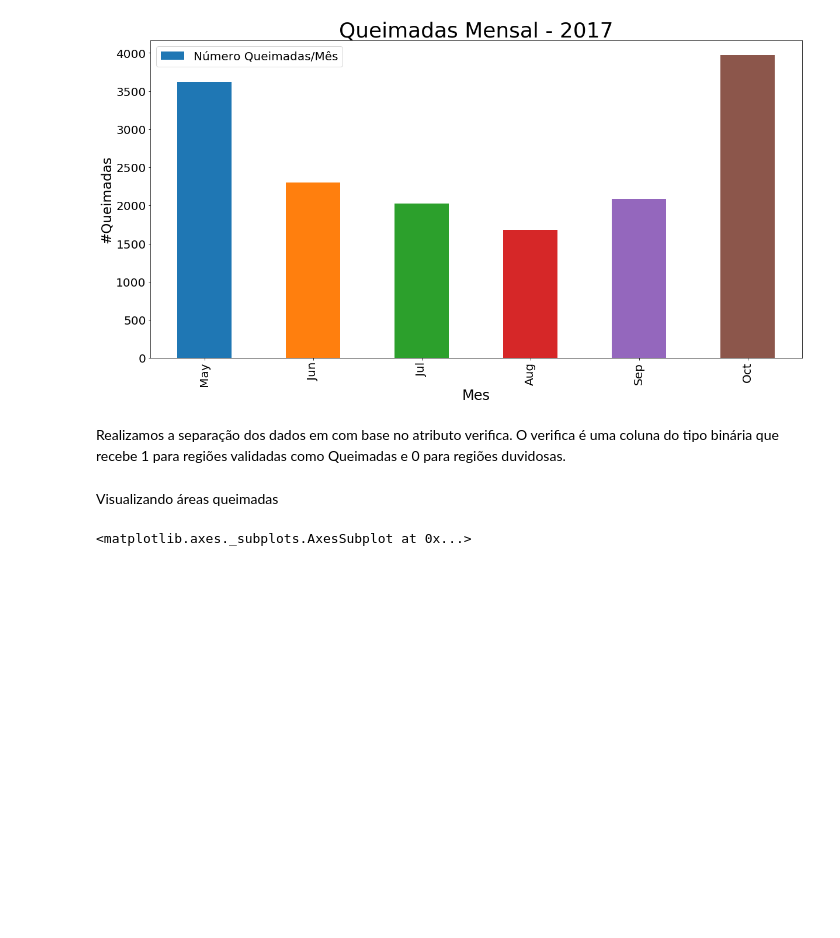
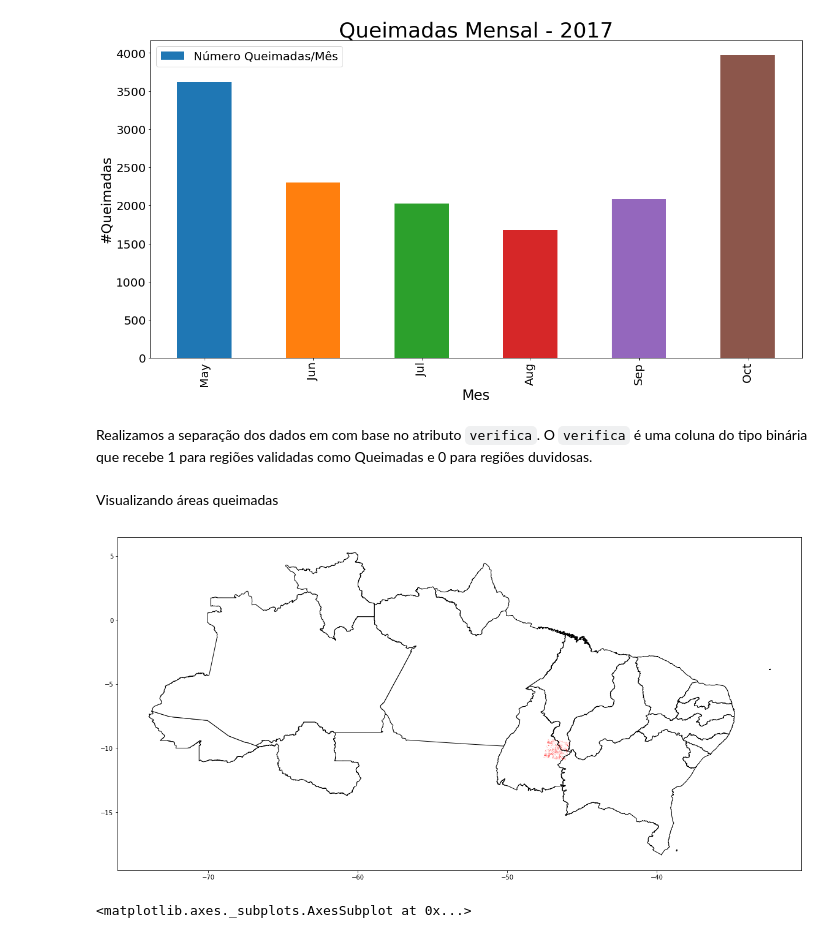
Before and after one commit to GSansigolo/data-science, a Jupyter notebook: src/analise_dados/analise.ipynb, the cells around one changed output. Saved outputs shown, nothing was run; the diff lists cells and outputs as text; code cells hidden in the pictures; blank space fills up the shorter version.

```diff
--- a/src/analise_dados/analise.ipynb
+++ b/src/analise_dados/analise.ipynb
@@ -120,13 +123,25 @@ ax.legend(loc=2, prop={'size': 20});
 # %% [output]
 [figure]
 # %% [markdown]
-Realizamos a separação dos dados em com base no atributo verifica. O verifica é uma coluna do tipo binária que recebe
-1 para regiões validadas como Queimadas e 0 para regiões duvidosas.
+Realizamos a separação dos dados em com base no atributo `verifica`. O `verifica` é uma coluna do tipo binária que recebe 1 para regiões validadas como Queimadas e 0 para regiões duvidosas.
 # %%
 queimadas_validadas = queimadas[queimadas.verifica == 1]
 queimadas_nvalidadas = queimadas[queimadas.verifica == 0]
 # %% [markdown]
 Visualizando áreas queimadas
+# %%
+uf = gpd.read_file("br_unidades_da_federacao/BRUFE250GC_SIR.shp")
+
+uf = uf.to_crs({'init': 'epsg:4326'})
+
+uf = uf[(uf.NM_REGIAO == 'NORTE') | (uf.NM_REGIAO == 'NORDESTE') ]
+
+fig, ax = plt.subplots(figsize=(20, 10))
+uf.plot(ax=ax, color='white', edgecolor='black')
+queimadas_validadas.plot(ax=ax, color='red', markersize=5)
+plt.show()
+# %% [output]
+[figure, added]
 # %%
 queimadas_validadas.plot(markersize=5, figsize=(20, 10) )
 # %% [output]
```
Also changed, not shown: parts of 22 cells of this notebook.
